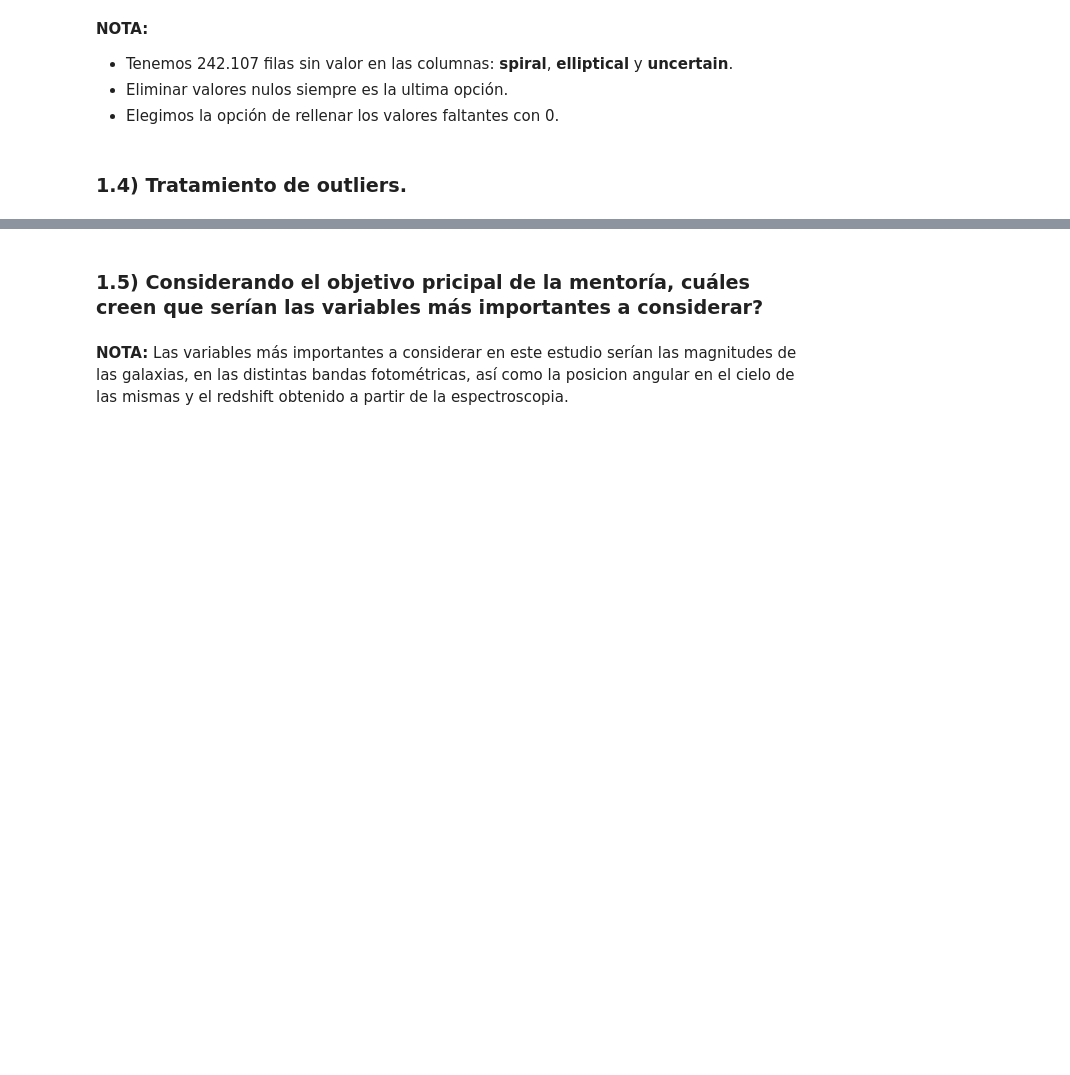
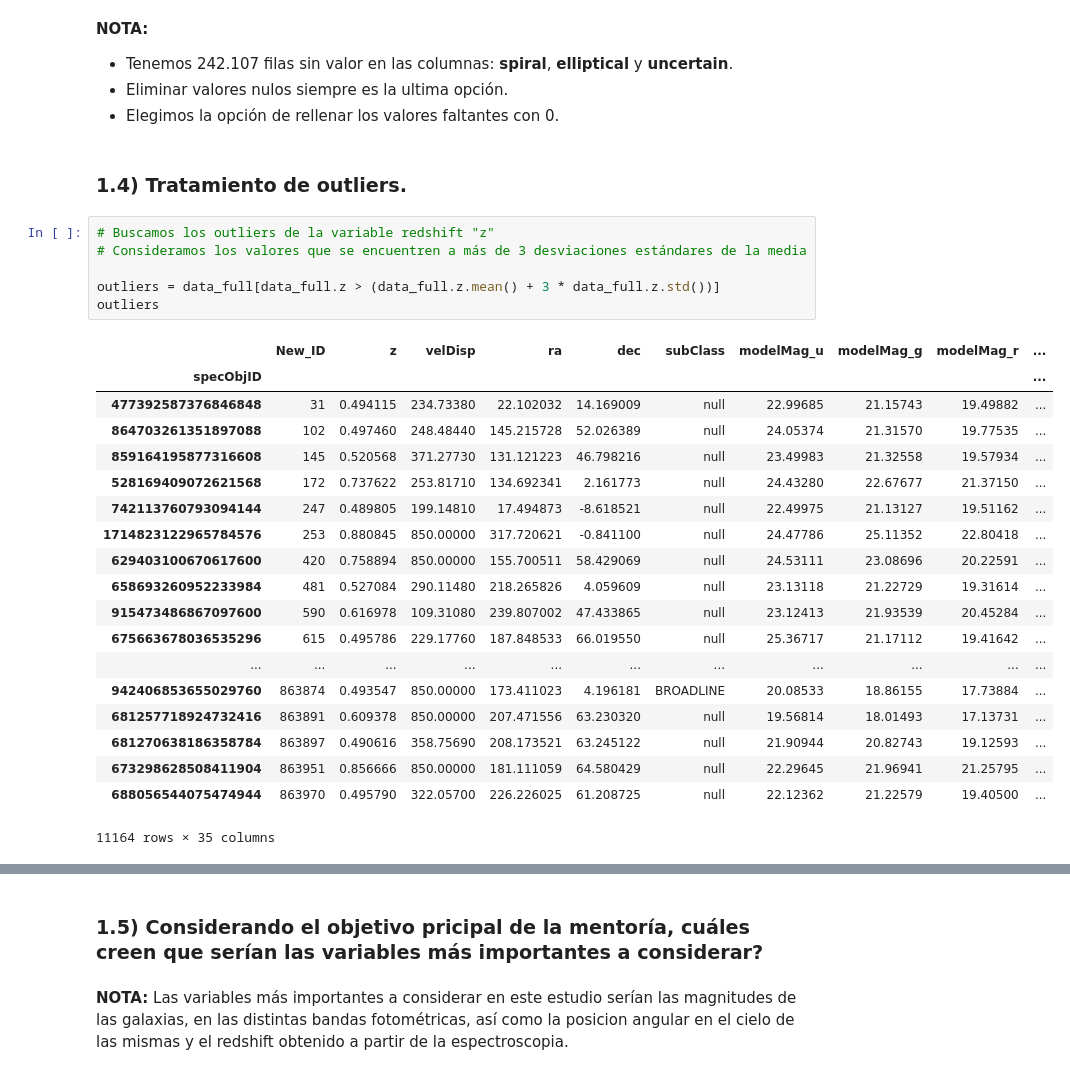
Before and after one commit to leoborgnino/mentoria-astro-datos, a Jupyter notebook: 2_Analisis_y_Curación.ipynb, the cells around one changed output, grey strips where cells are left out. Cells and saved outputs as stored; diff of their text form; blank space fills up the shorter version.

```diff
--- a/2_Analisis_y_Curación.ipynb
+++ b/2_Analisis_y_Curación.ipynb
@@ -218,3 +218,29 @@ Series([], dtype: int64)
 * Elegimos la opción de rellenar los valores faltantes con 0.
 # %% [markdown]
 ### **1.4)** Tratamiento de outliers.
+# %%
+# Buscamos los outliers de la variable redshift "z"
+# Consideramos los valores que se encuentren a más de 3 desviaciones estándares de la media
+
+outliers = data_full[data_full.z > (data_full.z.mean() + 3 * data_full.z.std())]
+outliers
+# %% [output]
+|  | New_ID | z | velDisp | ra | dec | subClass | modelMag_u | modelMag_g | modelMag_r | ... |
+| specObjID |  |  |  |  |  |  |  |  |  | ... |
+| 477392587376846848 | 31 | 0.494115 | 234.73380 | 22.102032 | 14.169009 | null | 22.99685 | 21.15743 | 19.49882 | ... |
+| 864703261351897088 | 102 | 0.497460 | 248.48440 | 145.215728 | 52.026389 | null | 24.05374 | 21.31570 | 19.77535 | ... |
+| 859164195877316608 | 145 | 0.520568 | 371.27730 | 131.121223 | 46.798216 | null | 23.49983 | 21.32558 | 19.57934 | ... |
+| 528169409072621568 | 172 | 0.737622 | 253.81710 | 134.692341 | 2.161773 | null | 24.43280 | 22.67677 | 21.37150 | ... |
+| 742113760793094144 | 247 | 0.489805 | 199.14810 | 17.494873 | -8.618521 | null | 22.49975 | 21.13127 | 19.51162 | ... |
+| 1714823122965784576 | 253 | 0.880845 | 850.00000 | 317.720621 | -0.841100 | null | 24.47786 | 25.11352 | 22.80418 | ... |
+| 629403100670617600 | 420 | 0.758894 | 850.00000 | 155.700511 | 58.429069 | null | 24.53111 | 23.08696 | 20.22591 | ... |
+| 658693260952233984 | 481 | 0.527084 | 290.11480 | 218.265826 | 4.059609 | null | 23.13118 | 21.22729 | 19.31614 | ... |
+| 915473486867097600 | 590 | 0.616978 | 109.31080 | 239.807002 | 47.433865 | null | 23.12413 | 21.93539 | 20.45284 | ... |
+| 675663678036535296 | 615 | 0.495786 | 229.17760 | 187.848533 | 66.019550 | null | 25.36717 | 21.17112 | 19.41642 | ... |
+| ... | ... | ... | ... | ... | ... | ... | ... | ... | ... | ... |
+| 942406853655029760 | 863874 | 0.493547 | 850.00000 | 173.411023 | 4.196181 | BROADLINE | 20.08533 | 18.86155 | 17.73884 | ... |
+| 681257718924732416 | 863891 | 0.609378 | 850.00000 | 207.471556 | 63.230320 | null | 19.56814 | 18.01493 | 17.13731 | ... |
+| 681270638186358784 | 863897 | 0.490616 | 358.75690 | 208.173521 | 63.245122 | null | 21.90944 | 20.82743 | 19.12593 | ... |
+| 673298628508411904 | 863951 | 0.856666 | 850.00000 | 181.111059 | 64.580429 | null | 22.29645 | 21.96941 | 21.25795 | ... |
+| 688056544075474944 | 863970 | 0.495790 | 322.05700 | 226.226025 | 61.208725 | null | 22.12362 | 21.22579 | 19.40500 | ... |
+11164 rows × 35 columns
```
Also changed, not shown: parts of 6 cells of this notebook.
